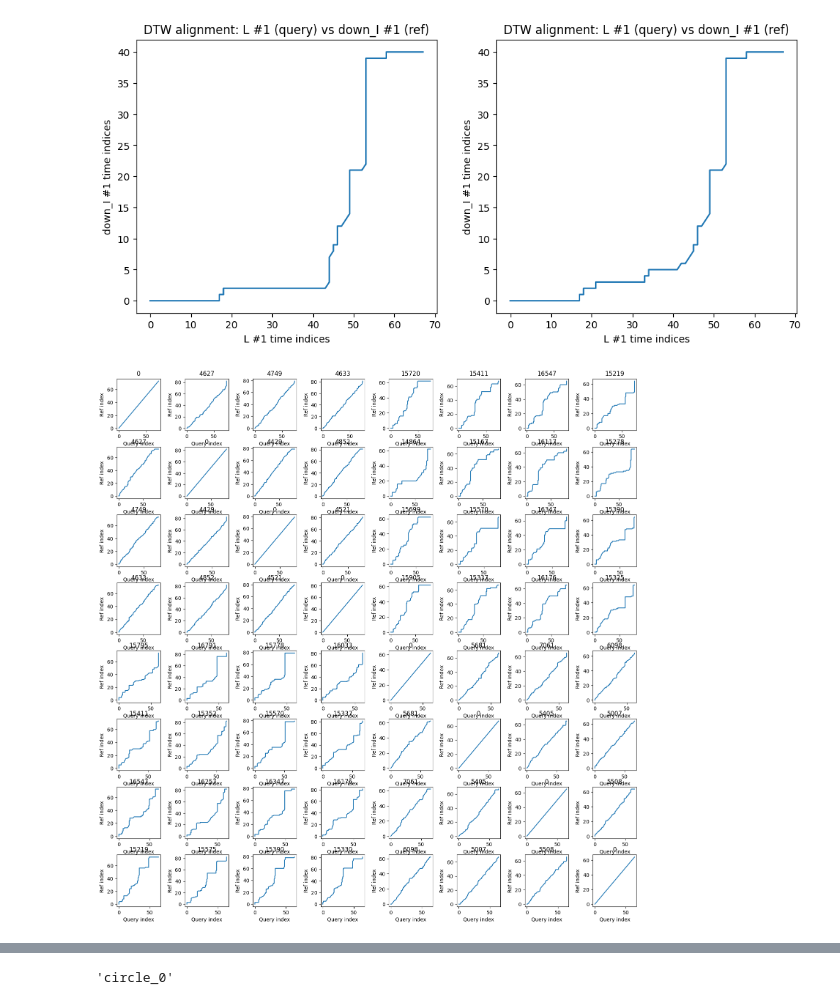
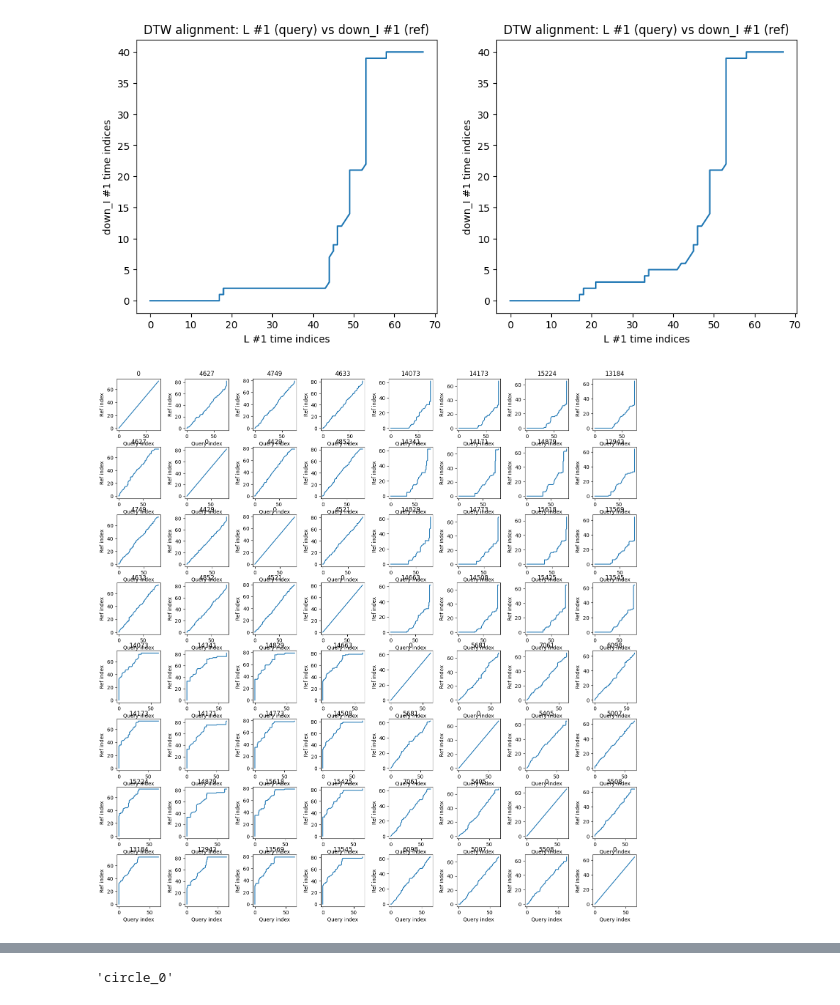
Before and after one commit to rbaron/spellcaster, a Jupyter notebook: data/accel_ble-dump-rot-inv.ipynb, the cells around one changed output, grey strips where cells are left out. Cells and saved outputs as stored; diff of their text form; code cells hidden in the pictures.

```diff
--- a/data/accel_ble-dump-rot-inv.ipynb
+++ b/data/accel_ble-dump-rot-inv.ipynb
@@ -34,6 +34,7 @@ df = pd.concat([
             './data/ble-dump/52hz/4g-500dps/L-rot-inv.csv',
             './data/ble-dump/52hz/4g-500dps/X-rot-inv.csv',
             './data/ble-dump/52hz/4g-500dps/down_I-rot-inv.csv',
+            './data/ble-dump/52hz/4g-500dps/uptick-rot-inv.csv',
         ]
     ] + [
         # make_rand(15, 'short_rand', 5),
@@ -76,5 +77,5 @@ for i in range(N_EACH):
     plot_mov(df, 'L', i+1, axs[i + N_EACH])
 
 for i in range(N_EACH):
-    plot_mov(df, 'down_I', i, axs[i + 2*N_EACH])
+    plot_mov(df, 'uptick', i, axs[i + 2*N_EACH])
 # %% [output]
@@ -161,27 +162,27 @@ plot(ax2, 'L', 1, 'down_I', 1, window_size=20)
 # %%
 dfs = [mov_df(proj_df, 'circle', i) for i in range(4)] + \
       [mov_df(proj_df, 'L', i) for i in range(4)]
 
 
 
 fig, axs = plt.subplots(len(dfs), len(dfs), figsize=(15, 15))
 fig.tight_layout()
 for i, df1 in enumerate(dfs):
     for j, df2 in enumerate(dfs):
         ax = axs[i][j]
-        # align = dtw.dtw(df1, df2)
-        align = dtw.dtw(df1, df2, window_type="slantedband", window_args={'window_size': 20})
+        align = dtw.dtw(df1, df2)
+        # align = dtw.dtw(df1, df2, window_type="slantedband", window_args={'window_size': 20})
         # try:
         #     align = dtw.dtw(df1, df2, window_type="sakoechiba", window_args={'window_size': 20})
         # except ValueError:
         #     continue
         # https://github.com/DynamicTimeWarping/dtw-python/blob/56d2e09dd4409f2d7bafb465889d696a25ebdd2c/dtw/dtwPlot.py#L79
         ax.plot(align.index1, align.index2)
         ax.set_xlabel("Query index")
         ax.set_ylabel("Ref index")
         ax.set_title(f'{int(align.normalizedDistance)}')
 # %% [output]
-[figure, old version]
+[figure, new version]
 # %%
 import itertools
 
```
Also changed, not shown: parts of 7 cells of this notebook, 1 other file.
